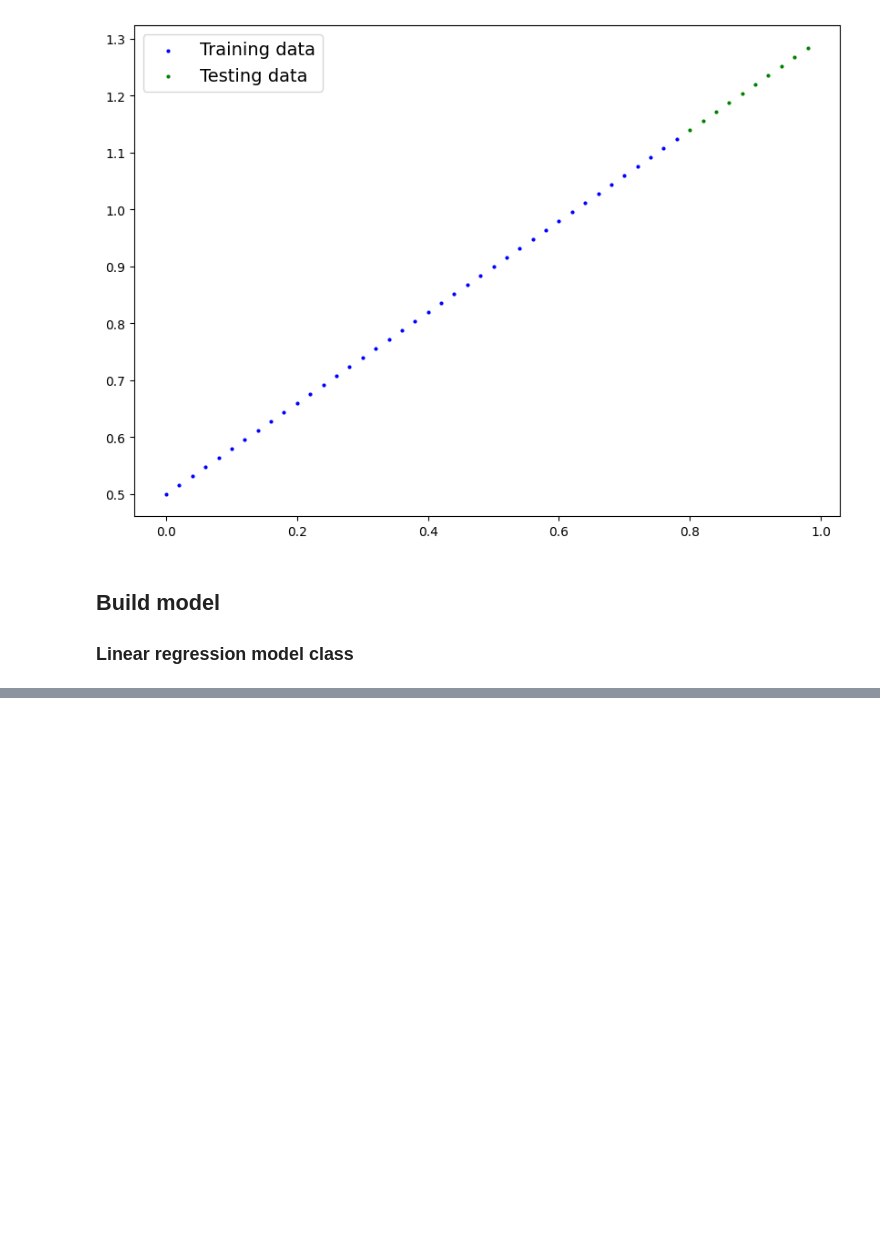
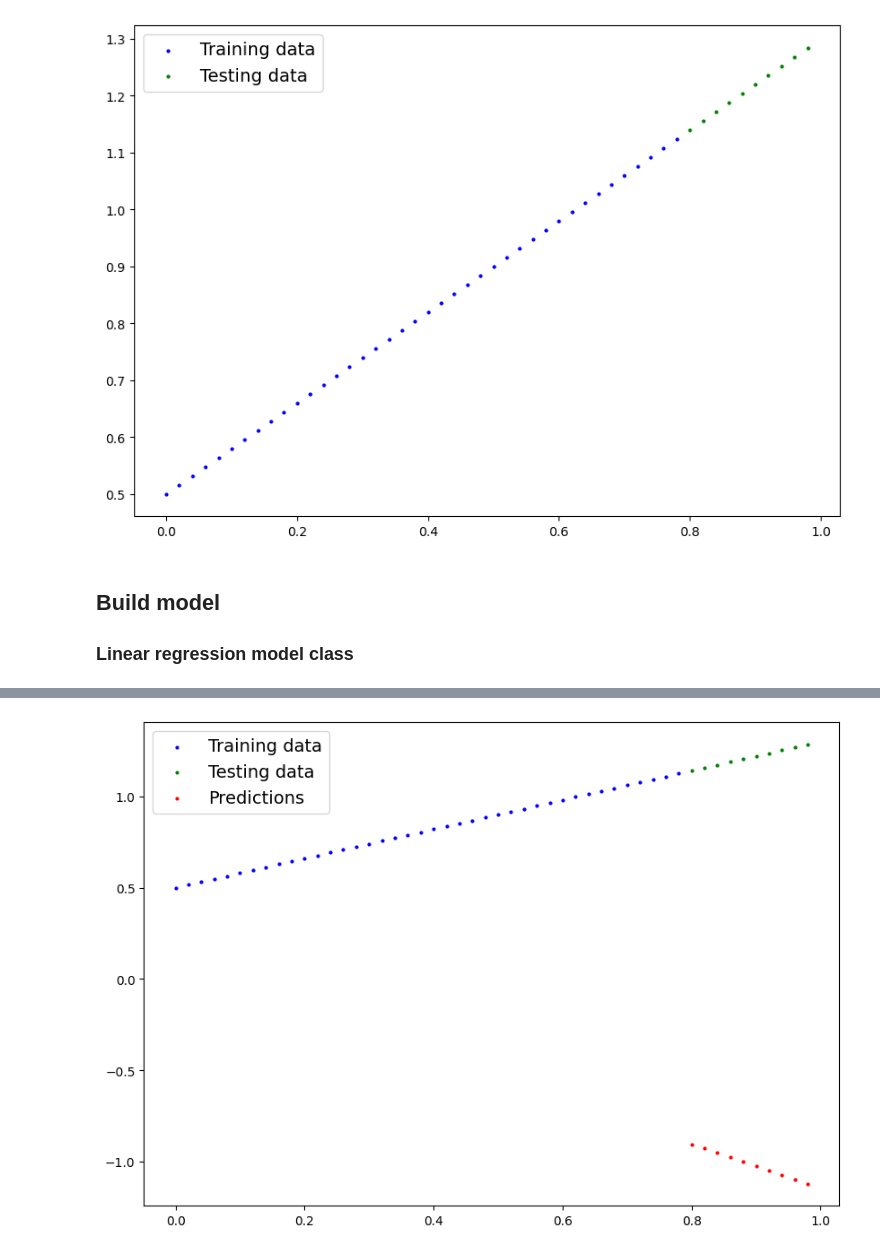
Before and after one commit to ayvemake/Pytorch_DeepLearning, a Jupyter notebook: model.ipynb, the cells around one changed output, grey strips where cells are left out. Saved outputs shown, nothing was run; the diff lists cells and outputs as text; code cells hidden in the pictures; blank space fills up the shorter version.

```diff
--- a/model.ipynb
+++ b/model.ipynb
@@ -94,0 +133,18 @@ plot_predictions();
+# %%
+import torch
+
+torch.manual_seed(20)
+model_0 = LinearRegressionModel()
+
+print('---> to check model parameters: list(model_0.parameters())')
+print(list(model_0.parameters()))
+
+print('---> to check model forward method: model_0.forward(torch.tensor([0.0]))')
+print(model_0.forward(torch.tensor([0.0])))
+
+print('---> to check model parameters: list(model_0.parameters())')
+print(list(model_0.parameters()))
+
+print('---> to list named parameters: model_0_state_dict')
+model_0_state_dict = model_0.state_dict()
+print(model_0_state_dict)
@@ -94,0 +176,8 @@ plot_predictions();
+# %%
+with torch.inference_mode():
+    y_preds = model_0(X_test)
+
+print('---> to check predictions: y_preds')
+print(y_preds)
+print('---> to be compared with: y_test')
+print(y_test)
@@ -94,0 +202,4 @@ plot_predictions();
+# %%
+plot_predictions(predictions=y_preds)
+# %% [output]
+[figure, added]
```
Also changed, not shown: parts of 17 cells of this notebook.
